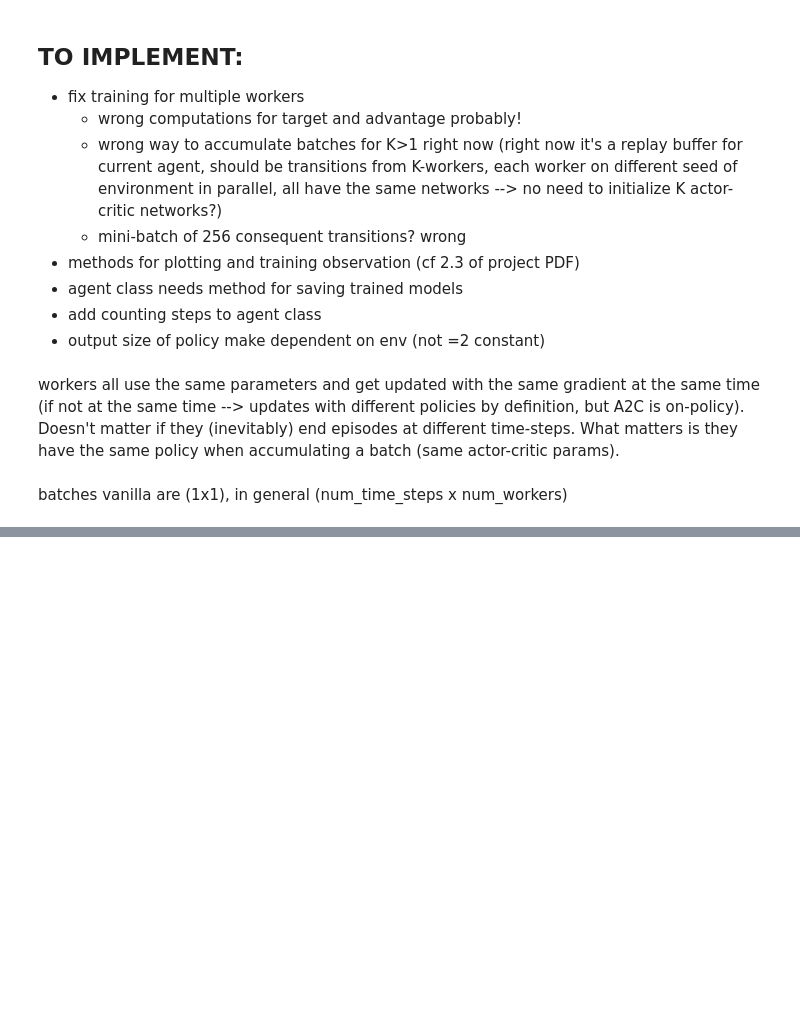
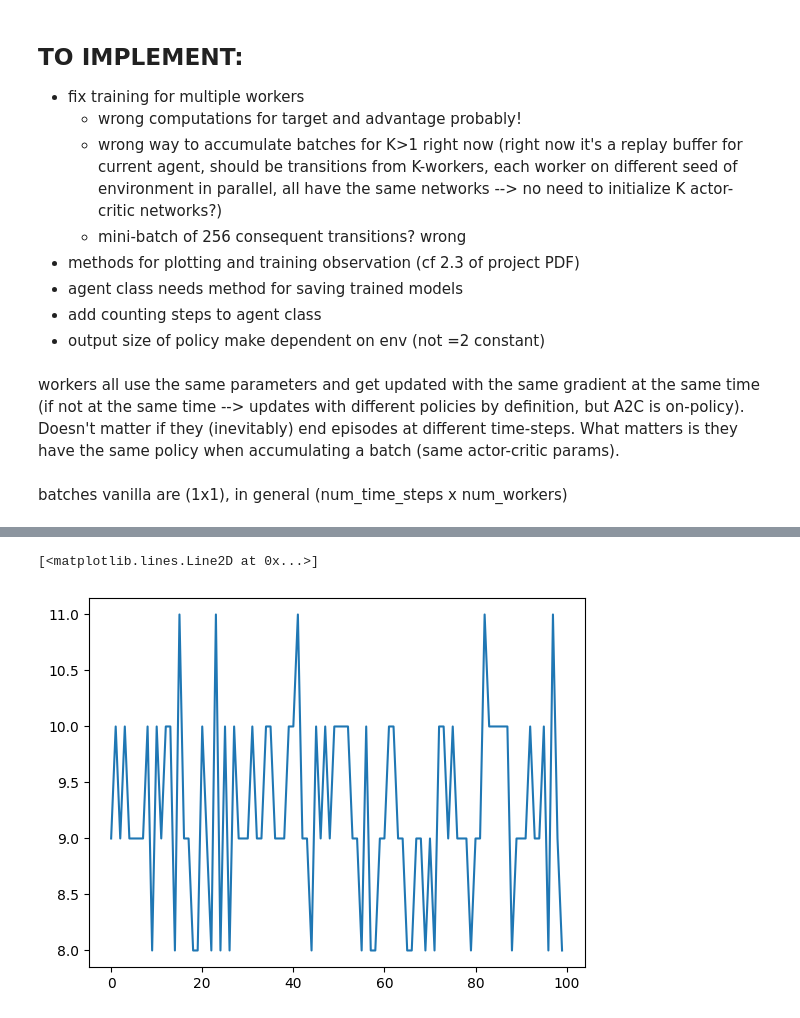
Before and after one commit to alexei-erm/annrl_project, a Jupyter notebook: main.ipynb, the cells around one changed output, grey strips where cells are left out. Drawn from its saved outputs; the diff is of its cells as text; code cells hidden in the pictures; blank space fills up the shorter version.

```diff
--- a/main.ipynb
+++ b/main.ipynb
@@ -20,7 +23,7 @@ device = device_selection() # mps -> cuda -> cpu
 env = gym.make('CartPole-v1')
 
 # hyperparameters
-batch_size = 256
+batch_size = 1
 gamma_ = 0.99
 lr_actor = 1e-5
 lr_critic = 1e-3
@@ -45,6 +48,9 @@ agent = Agent(input_size, hidden_size, \
 
 # Initialize batch
 batch = []
+critic_losses = []
+actor_losses = []
+episode_rewards = []
 
 for episode in range(num_episodes):
     state, _ = env.reset()
@@ -64,18 +70,20 @@ for episode in range(num_episodes):
         # Add the experience to the batch
         batch.append((state, action, reward, next_state, done))
 
-        if len(batch) >= batch_size or done:
+        if len(batch) >= batch_size or not done:
             # Train the agent
             worker_losses = agent.train(batch, agent.gamma, agent.lr_actor, agent.lr_critic, agent.device)
-
+            critic_losses.append(worker_losses[0][0])
+            actor_losses.append(worker_losses[0][1])
             # Clear the batch
             batch.clear()
 
         state = next_state
         if done: break
-
+    episode_rewards.append(episode_reward)
     if episode % 100 == 0:
         print(f"Episode {episode} finished after {t+1} steps with reward {episode_reward:.2f}")
+        print(f"Actor loss: {actor_losses[-1]:.2f}, Critic loss: {critic_losses[-1]:.2f}")
 
     if (agent.num_steps >= total_steps_budget):
         print(f"Reached total training budget of {total_steps_budget} steps ----> Stopping training at episode {episode}")
@@ -114,3 +122,31 @@ KeyboardInterrupt:
 workers all use the same parameters and get updated with the same gradient at the same time (if not at the same time --> updates with different policies by definition, but A2C is on-policy). Doesn't matter if they (inevitably) end episodes at different time-steps. What matters is they have the same policy when accumulating a batch (same actor-critic params).
 # %% [markdown]
 batches vanilla are (1x1), in general (num_time_steps x num_workers)
+# %%
+# Initialize batch
+critic_losses = []
+actor_losses = []
+episode_rewards = []
+num_episodes_test = 100
+
+for episode in range(num_episodes_test):
+    state, _ = env.reset()
+    state = torch.from_numpy(state).float().to(device)  # Convert state to a tensor
+
+    episode_reward = 0
+
+    for t in range(max_steps_per_episode):
+        action = agent.select_action(state, worker_id=0, policy="greedy")
+        next_state, reward, terminated, truncated, _ = env.step(action.item())
+        agent.num_steps += 1
+
+        next_state = torch.from_numpy(next_state).float().to(device)  # Convert next_state to a tensor
+        done = terminated or truncated
+        episode_reward += reward
+
+        state = next_state
+        if done: break
+    episode_rewards.append(episode_reward)
+    print(f"Episode {episode} finished after {t+1} steps with reward {episode_reward:.2f}")
+
+print(f"Average reward over {num_episodes_test} episodes: {np.mean(episode_rewards):.2f}")
@@ -116,0 +171,5 @@ batches vanilla are (1x1), in general (num_time_steps x num_workers)
+# %%
+plt.plot(episode_rewards)
+# %% [output]
+[<matplotlib.lines.Line2D at 0x...>]
+[figure, added]
```
Also changed, not shown: parts of 5 cells of this notebook.
